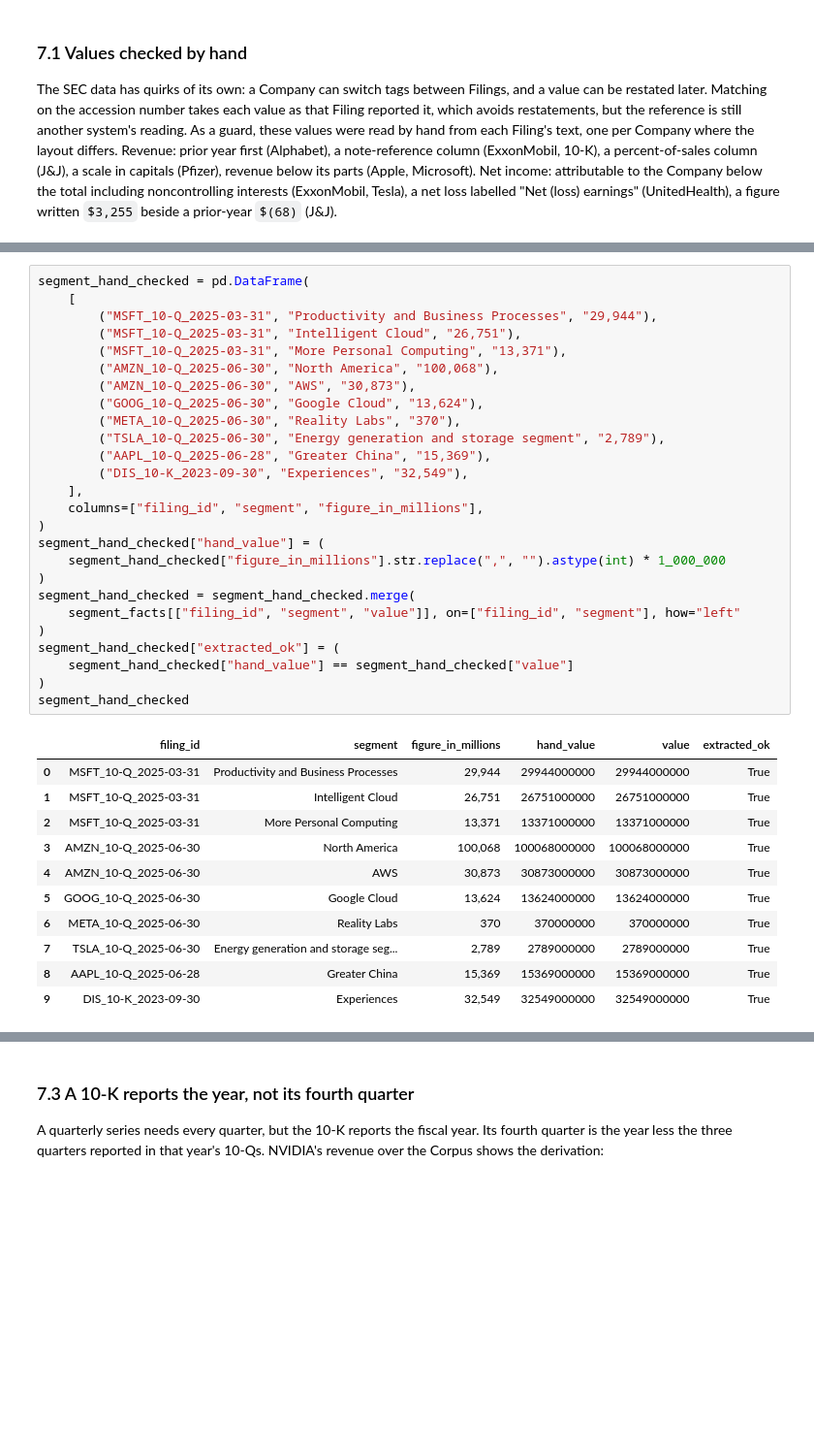
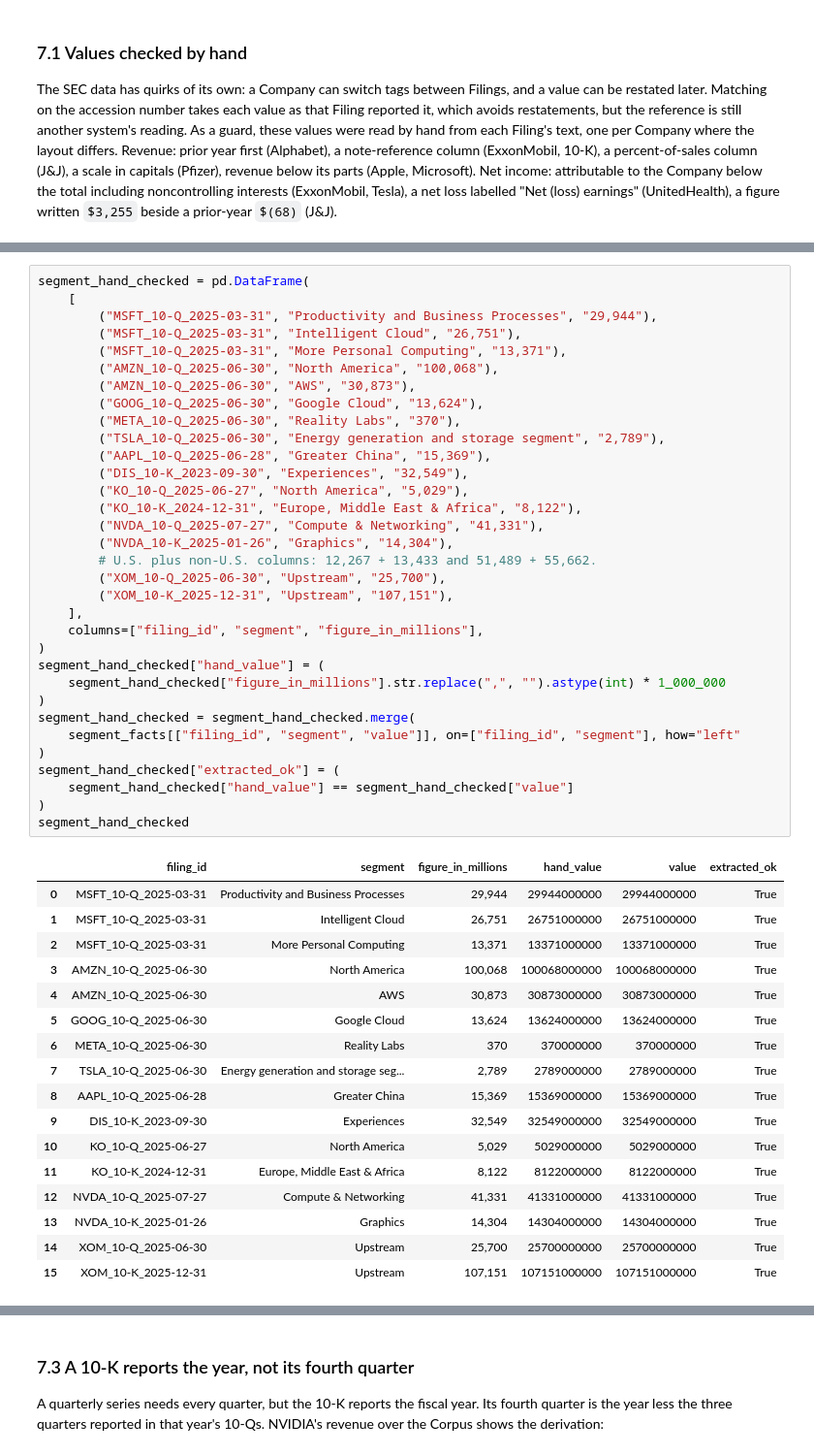
Before and after one commit to dwest1507/eliza-assessment, a Jupyter notebook: backend/notebooks/eda.ipynb, the cells around one changed output, grey strips where cells are left out. Shown at 97% size. Cells and saved outputs as stored; diff of their text form; blank space fills up the shorter version.

```diff
--- a/backend/notebooks/eda.ipynb
+++ b/backend/notebooks/eda.ipynb
@@ -2329,31 +2344,44 @@ segment_hand_checked = pd.DataFrame(
         ("GOOG_10-Q_2025-06-30", "Google Cloud", "13,624"),
         ("META_10-Q_2025-06-30", "Reality Labs", "370"),
         ("TSLA_10-Q_2025-06-30", "Energy generation and storage segment", "2,789"),
         ("AAPL_10-Q_2025-06-28", "Greater China", "15,369"),
         ("DIS_10-K_2023-09-30", "Experiences", "32,549"),
+        ("KO_10-Q_2025-06-27", "North America", "5,029"),
+        ("KO_10-K_2024-12-31", "Europe, Middle East & Africa", "8,122"),
+        ("NVDA_10-Q_2025-07-27", "Compute & Networking", "41,331"),
+        ("NVDA_10-K_2025-01-26", "Graphics", "14,304"),
+        # U.S. plus non-U.S. columns: 12,267 + 13,433 and 51,489 + 55,662.
+        ("XOM_10-Q_2025-06-30", "Upstream", "25,700"),
+        ("XOM_10-K_2025-12-31", "Upstream", "107,151"),
     ],
     columns=["filing_id", "segment", "figure_in_millions"],
 )
 segment_hand_checked["hand_value"] = (
     segment_hand_checked["figure_in_millions"].str.replace(",", "").astype(int) * 1_000_000
 )
 segment_hand_checked = segment_hand_checked.merge(
     segment_facts[["filing_id", "segment", "value"]], on=["filing_id", "segment"], how="left"
 )
 segment_hand_checked["extracted_ok"] = (
     segment_hand_checked["hand_value"] == segment_hand_checked["value"]
 )
 segment_hand_checked
 # %% [output]
 |  | filing_id | segment | figure_in_millions | hand_value | value | extracted_ok |
 | 0 | MSFT_10-Q_2025-03-31 | Productivity and Business Processes | 29,944 | 29944000000 | 29944000000 | True |
 | 1 | MSFT_10-Q_2025-03-31 | Intelligent Cloud | 26,751 | 26751000000 | 26751000000 | True |
 | 2 | MSFT_10-Q_2025-03-31 | More Personal Computing | 13,371 | 13371000000 | 13371000000 | True |
 | 3 | AMZN_10-Q_2025-06-30 | North America | 100,068 | 100068000000 | 100068000000 | True |
 | 4 | AMZN_10-Q_2025-06-30 | AWS | 30,873 | 30873000000 | 30873000000 | True |
 | 5 | GOOG_10-Q_2025-06-30 | Google Cloud | 13,624 | 13624000000 | 13624000000 | True |
 | 6 | META_10-Q_2025-06-30 | Reality Labs | 370 | 370000000 | 370000000 | True |
 | 7 | TSLA_10-Q_2025-06-30 | Energy generation and storage seg... | 2,789 | 2789000000 | 2789000000 | True |
 | 8 | AAPL_10-Q_2025-06-28 | Greater China | 15,369 | 15369000000 | 15369000000 | True |
 | 9 | DIS_10-K_2023-09-30 | Experiences | 32,549 | 32549000000 | 32549000000 | True |
+| 10 | KO_10-Q_2025-06-27 | North America | 5,029 | 5029000000 | 5029000000 | True |
+| 11 | KO_10-K_2024-12-31 | Europe, Middle East & Africa | 8,122 | 8122000000 | 8122000000 | True |
+| 12 | NVDA_10-Q_2025-07-27 | Compute & Networking | 41,331 | 41331000000 | 41331000000 | True |
+| 13 | NVDA_10-K_2025-01-26 | Graphics | 14,304 | 14304000000 | 14304000000 | True |
+| 14 | XOM_10-Q_2025-06-30 | Upstream | 25,700 | 25700000000 | 25700000000 | True |
+| 15 | XOM_10-K_2025-12-31 | Upstream | 107,151 | 107151000000 | 107151000000 | True |
 # %% [markdown]
```
Also changed, not shown: parts of 6 cells of this notebook, 5 other files.
